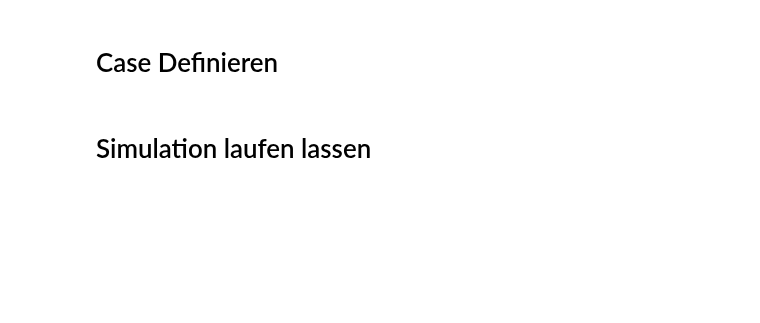
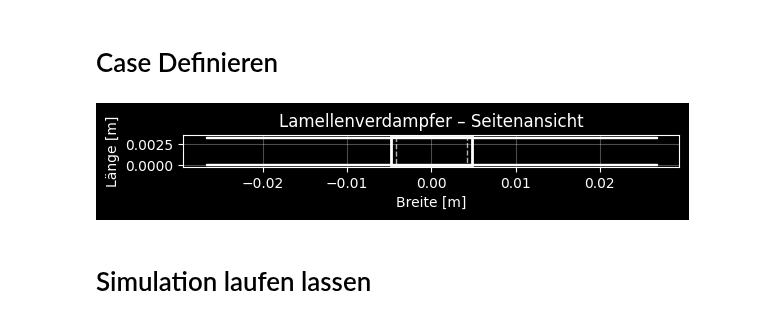
Before and after one commit to Lakito0100/MSE_VT1_luethluk, a Jupyter notebook: Examples/run_test.ipynb, the cells around one changed output. Saved outputs shown, nothing was run; the diff lists cells and outputs as text; code cells hidden in the pictures; blank space fills up the shorter version.

```diff
--- a/Examples/run_test.ipynb
+++ b/Examples/run_test.ipynb
@@ -18,9 +18,9 @@ sim_run = True
 save_data = False
 read_data = False
 
-T_a = 2.0
+T_a = 20.0
 P = 101325
-RH = 0.85
+RH = 0.5
 v_a = 1.2
 
 w_amb_in = HAPropsSI('W','T',T_a+273.15,'P',P,'R', RH)
@@ -28,7 +28,7 @@ rho_amb_in = 1.0 / HAPropsSI("Vha","T",T_a+273.15,"P",P,"R",RH)
 
 refrigerant = "R134a"
 x_in = 0.4
-T_ref_in = -10.0
+T_ref_in = 20.0
 p_ref_in = PropsSI("P", "T", T_ref_in + 273.15, "Q", x_in, refrigerant)
 h_ref_in = PropsSI("H", "T", T_ref_in + 273.15, "Q", x_in, refrigerant)
 
@@ -50,45 +50,54 @@ geom = FinnTubedHX(
 
 gs = GridShape(
     t_end = 60.0,      # s endtime
-    dt = 2.0,           # s time step
-    store_grid_every_x_it = 5,
+    dt = 1.0,           # s time step
+    store_grid_every_x_it = 10,
 
     nx = 100,
     nr = 100,
-    ntheta = 90
+    ntheta = 90,
+
+    #Model Setup
+    cal_steady_state = False,
+    cal_air = True,
+    cal_frost = False,
+    cal_ref = True
 )
 
 cfg = CaseConfig(
     # air data
     m_dot = v_a*rho_amb_in*(geom.h_fin*geom.fin_gap()*geom.n_seg_r),
     T_a = T_a,          # °C temperature air
     v_a = v_a,          # m/s velocity air
     p_a = P,            # Pa pressure air
     RH = RH,            # relative humidity air
     w_amb = w_amb_in,          # kg/kg water vapor moisture content
     rho_amb = rho_amb_in,      # kg/m^3 density air
     v_kin = 1.5e-5,     # m^2/s kinematic viscosity air
     lam = 0.025,        # W/mK heat conduction coefficient air
     c_p_a = 1000,       # J/kgK heat capacity air
     D_std = 2.2e-5,     # m^2/s water vapor diffusion coefficient
     C = 900,            # 1/s empirical water vapor absorbed coefficient
     isv = 2830000,      # J/kg latent heat of desublimation
 
     # refrigerant data
     ref_str = refrigerant,
     T_tube = T_ref_in,    # °C tube temperature
     T_ref = T_ref_in,     # °C tube temperature
     p_ref = p_ref_in,      # Pa Kältemitteldruck
     h_ref = h_ref_in,          # J/kg spezifische Enthalpie
-    m_dot_ref = 1e-4,      # kg/s Massenstrom am Inlet
+    m_dot_ref = 1.0e-4,      # kg/s Massenstrom am Inlet
+    m_dot_ref_out = 1.0e-4 * 1.1,      # kg/s Massenstrom am Outlet
     x_ref = x_in,           # Dampfqualität (0..1), NaN falls einphasig
 
     # ice data
     rho_i = 920,        # kg/m^3 ice density
     h_sub= 2830000,     # J/kg latent heat of ablimation for water vapor
 )
 
 plot.plot_finned_tube_side(geom)
+# %% [output]
+[figure, added]
 # %% [markdown]
 # Simulation laufen lassen
 # %%
```
Also changed, not shown: parts of 5 cells of this notebook, 6 other files.
